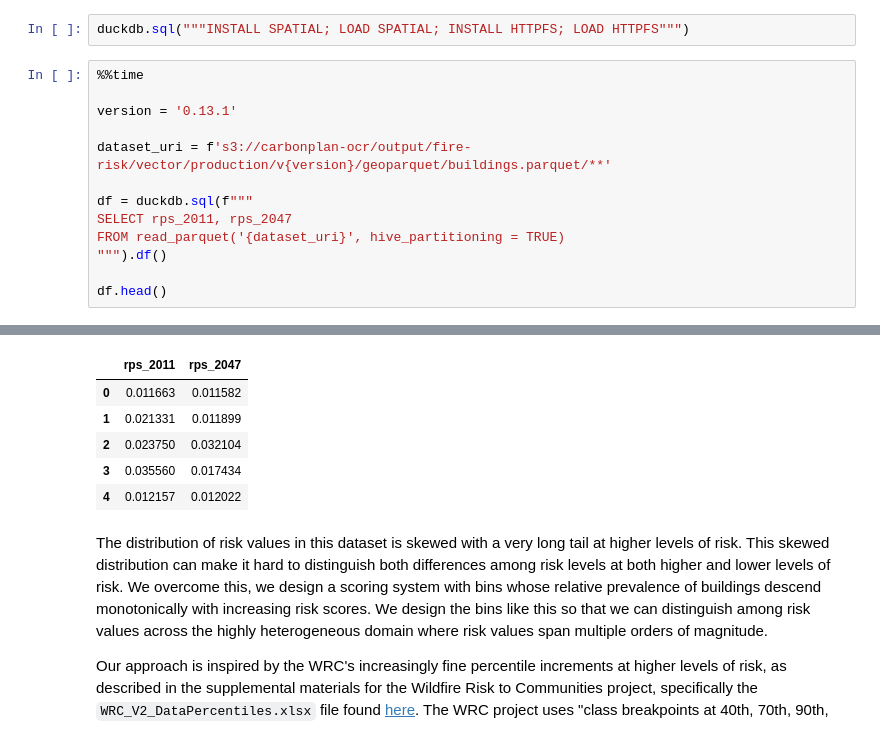
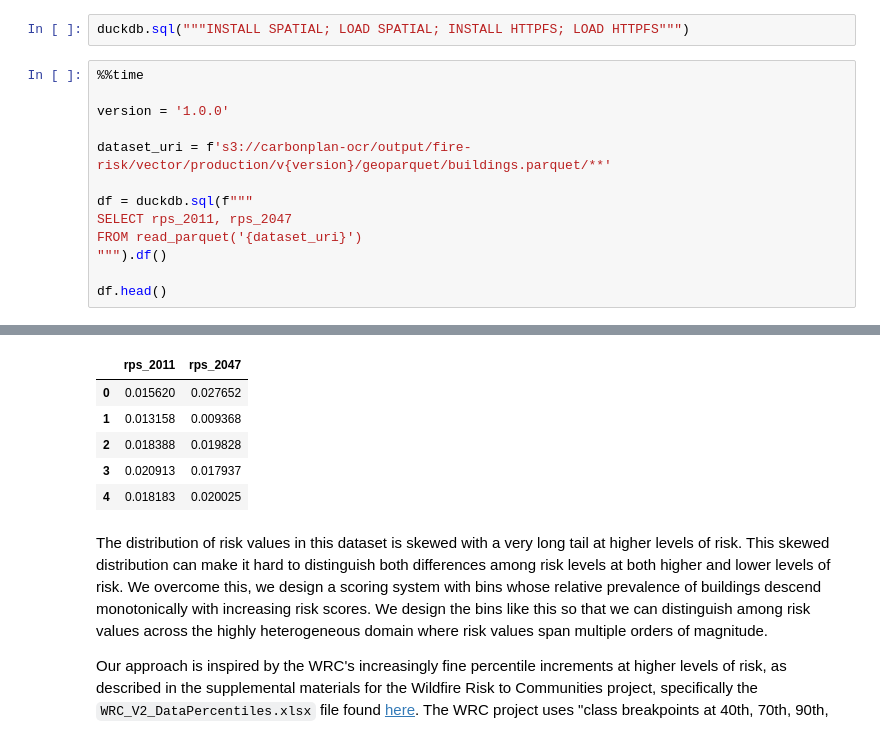
Before and after one commit to carbonplan/ocr, a Jupyter notebook: docs/methods/fire-risk/score-bins.ipynb, the cells around one changed output, grey strips where cells are left out. Cells and saved outputs as stored; diff of their text form.

```diff
--- a/docs/methods/fire-risk/score-bins.ipynb
+++ b/docs/methods/fire-risk/score-bins.ipynb
@@ -12,13 +12,13 @@ duckdb.sql("""INSTALL SPATIAL; LOAD SPATIAL; INSTALL HTTPFS; LOAD HTTPFS""")
 # %%
 %%time
 
-version = '0.13.1'
+version = '1.0.0'
 
 dataset_uri = f's3://carbonplan-ocr/output/fire-risk/vector/production/v{version}/geoparquet/buildings.parquet/**'
 
 df = duckdb.sql(f"""
 SELECT rps_2011, rps_2047
-FROM read_parquet('{dataset_uri}', hive_partitioning = TRUE)
+FROM read_parquet('{dataset_uri}')
 """).df()
 
 df.head()
@@ -28,9 +28,9 @@ Wall time: 26.1 s
 |  | rps_2011 | rps_2047 |
-| 0 | 0.011663 | 0.011582 |
-| 1 | 0.021331 | 0.011899 |
-| 2 | 0.023750 | 0.032104 |
-| 3 | 0.035560 | 0.017434 |
-| 4 | 0.012157 | 0.012022 |
+| 0 | 0.015620 | 0.027652 |
+| 1 | 0.013158 | 0.009368 |
+| 2 | 0.018388 | 0.019828 |
+| 3 | 0.020913 | 0.017937 |
+| 4 | 0.018183 | 0.020025 |
 # %% [markdown]
 The distribution of risk values in this dataset is skewed with a very long tail at higher levels of risk. This skewed distribution can make it hard to distinguish both differences among risk levels at both higher and lower levels of risk. We overcome this, we design a scoring system with bins whose relative prevalence of buildings descend monotonically with increasing risk scores. We design the bins like this so that we can distinguish among risk values across the highly heterogeneous domain where risk values span multiple orders of magnitude.
 
```
Also changed, not shown: parts of 1 cell of this notebook.
